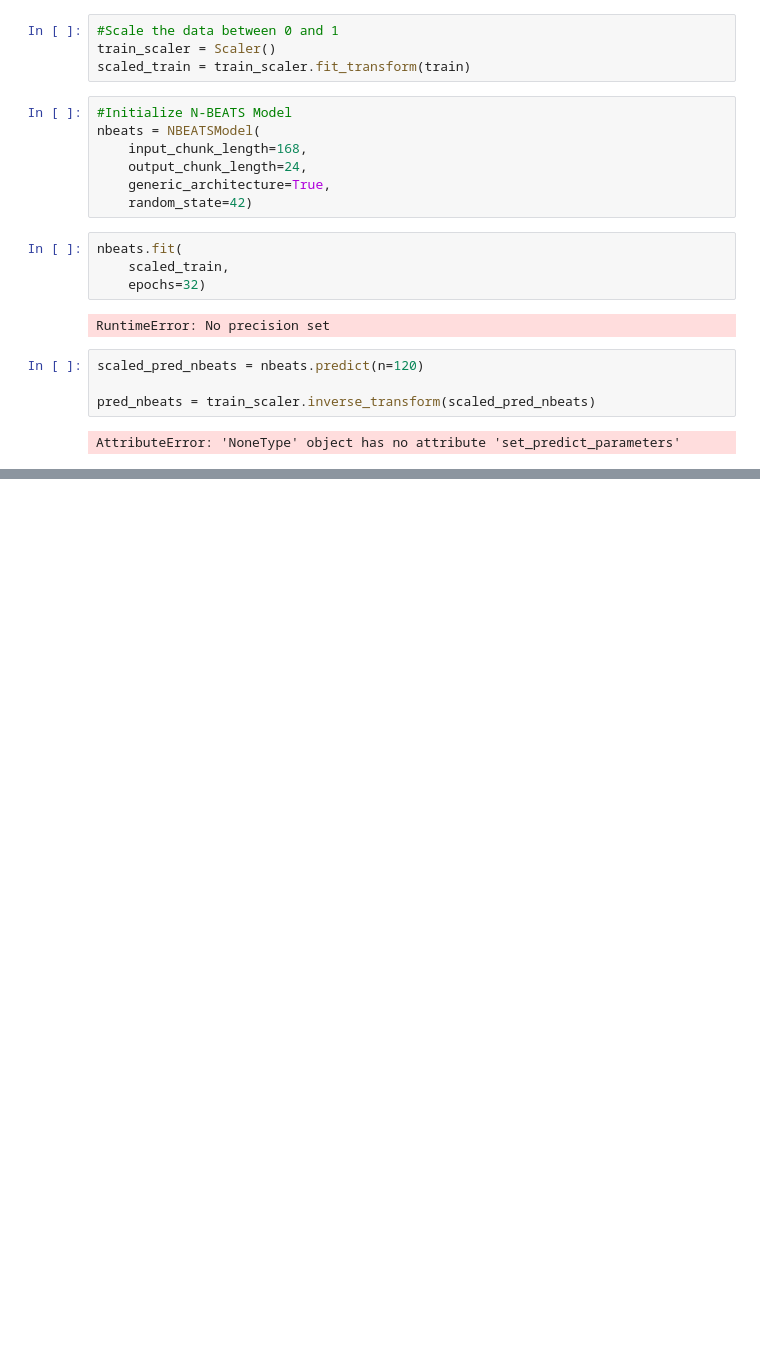
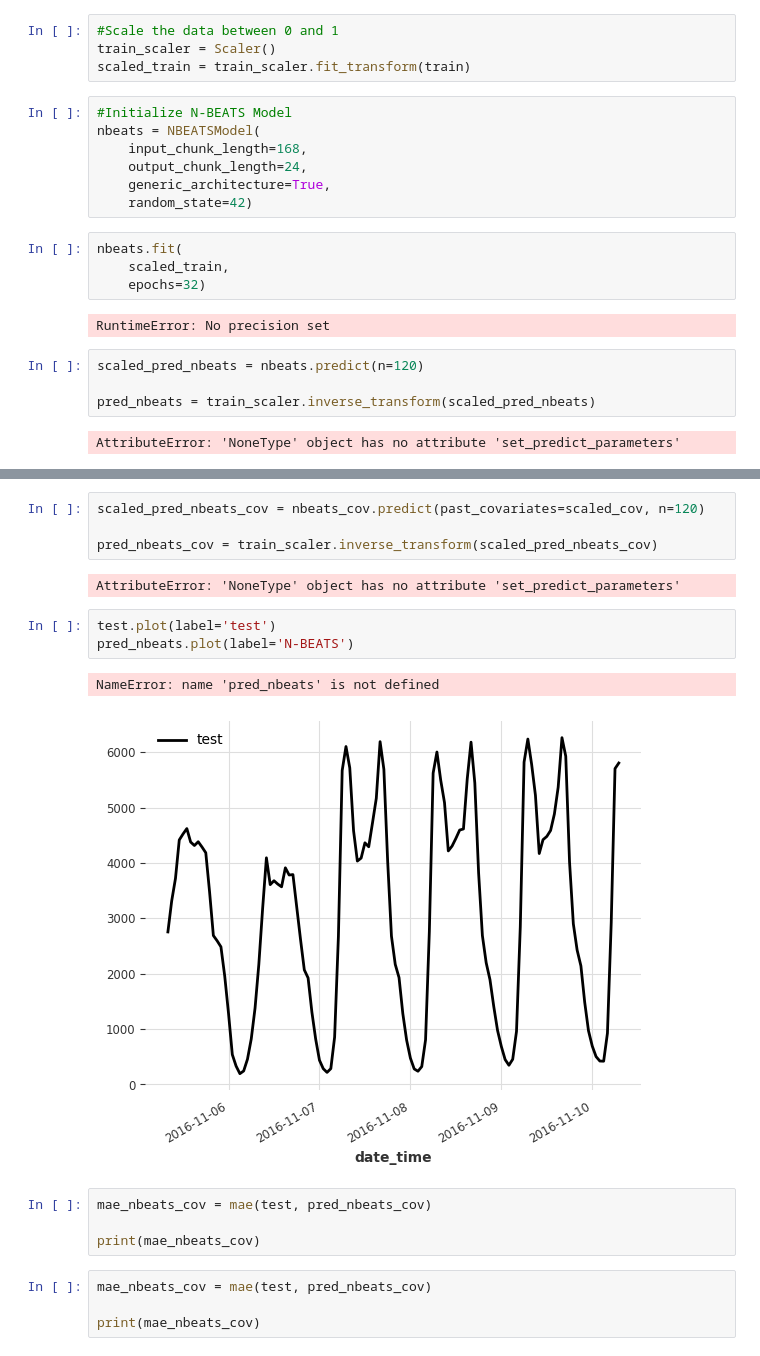
Before and after one commit to janakparajuli/N-BEATS, a Jupyter notebook: N-BEATS.ipynb, the cells around one changed output, grey strips where cells are left out. Saved outputs shown, nothing was run; the diff lists cells and outputs as text; blank space fills up the shorter version.

Commit message:
N-Beats completed

```diff
--- a/N-BEATS.ipynb
+++ b/N-BEATS.ipynb
@@ -130,0 +163,20 @@ AttributeError: 'NoneType' object has no attribute 'set_predict_parameters'
+# %%
+scaled_pred_nbeats_cov = nbeats_cov.predict(past_covariates=scaled_cov, n=120)
+
+pred_nbeats_cov = train_scaler.inverse_transform(scaled_pred_nbeats_cov)
+# %% [output]
+AttributeError: 'NoneType' object has no attribute 'set_predict_parameters'
+# %%
+test.plot(label='test')
+pred_nbeats.plot(label='N-BEATS')
+# %% [output]
+NameError: name 'pred_nbeats' is not defined
+[figure, added]
+# %%
+mae_nbeats_cov = mae(test, pred_nbeats_cov)
+
+print(mae_nbeats_cov)
+# %%
+mae_nbeats_cov = mae(test, pred_nbeats_cov)
+
+print(mae_nbeats_cov)
```
Also changed, not shown: parts of 6 cells of this notebook.
